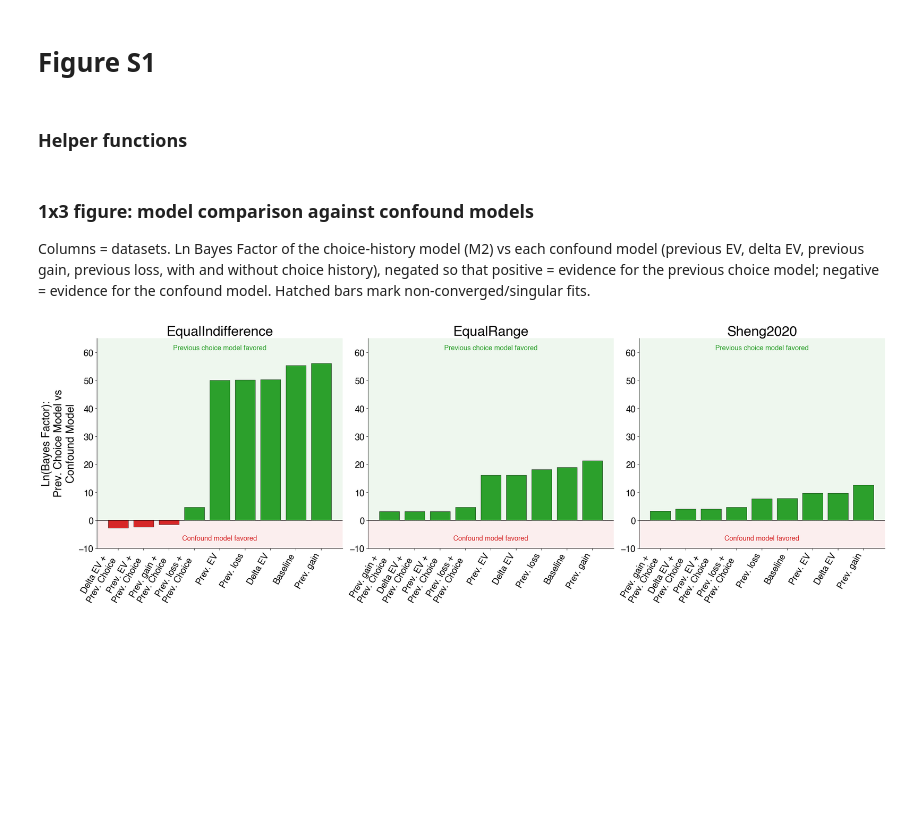
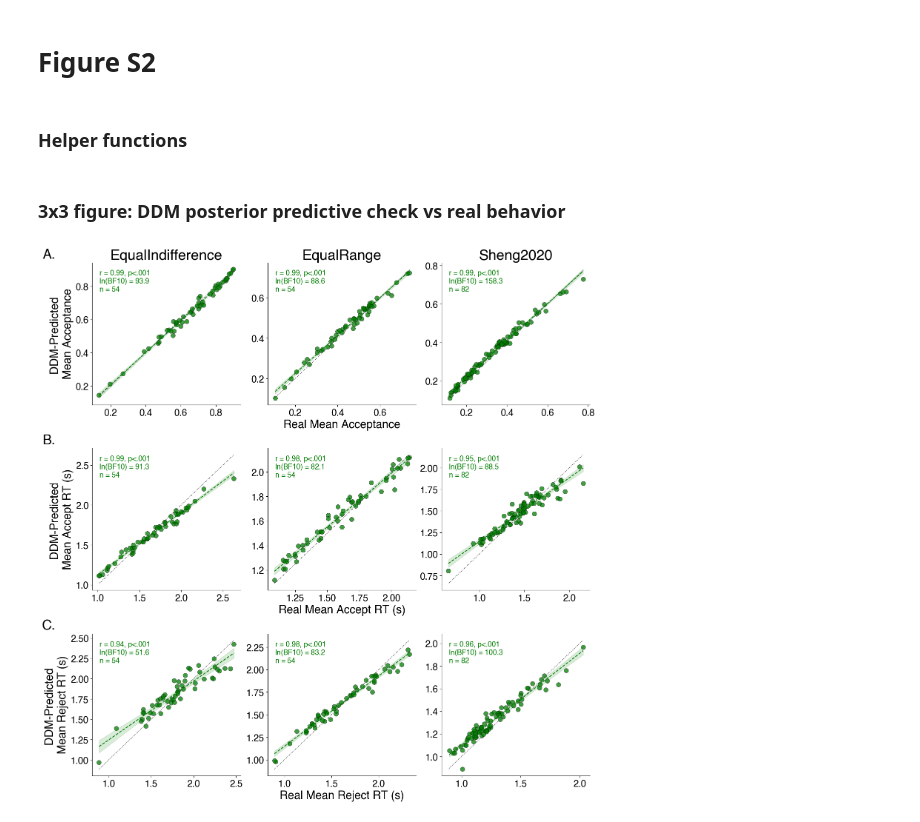
Before and after one commit to GusStgoReyes/riskhistory, a Jupyter notebook: figures_official/figureS1.ipynb, the cells around one changed output. Saved outputs shown, nothing was run; the diff lists cells and outputs as text; code cells hidden in the pictures; blank space fills up the shorter version.

```diff
--- a/figures_official/figureS1.ipynb
+++ b/figures_official/figureS1.ipynb
@@ -1,16 +1,20 @@
 # %% [markdown]
-# Figure S1
+# Figure S2
 # %%
 from riskhistory.format import rcParams
 from riskhistory.data import (
-    load_model_comparison,
-    load_convergence,
+    load_ddm_simulated,
+    load_behavioral_data,
     DATASET_LABELS,
 )
 import numpy as np
+import pandas as pd
 import matplotlib.pyplot as plt
+import pingouin as pg
+import statsmodels.api as sm
 
 DATASETS = ["equalIndifference", "equalRange", "sheng2020"]
+SIM_MODEL = "HDDM_Base"
 # %% [markdown]
 ### Helper functions
 # %%
@@ -84,43 +135,41 @@ def plot_confound_comparison(ax, model_comparison, convergence, dataset, models,
 # %% [markdown]
-### 1x3 figure: model comparison against confound models
-Columns = datasets. Ln Bayes Factor of the choice-history model (M2) vs each confound model (previous EV, delta EV, previous gain, previous loss, with and without choice history), negated so that positive = evidence for the previous choice model; negative = evidence for the confound model. Hatched bars mark non-converged/singular fits.
+### 3x3 figure: DDM posterior predictive check vs real behavior
 # %%
-MODEL_LABELS = {
-    "M1_part1":  "Baseline",
-    "M3_part1":  "Prev. EV",
-    "M4_part1":  "Delta EV",
-    "M5_part1":  "Prev. gain",
-    "M6_part1":  "Prev. loss",
-    "M7_part1":  "Prev. EV + \nPrev. Choice",
-    "M8_part1":  "Delta EV + \nPrev. Choice",
-    "M9_part1":  "Prev. gain + \nPrev. Choice",
-    "M10_part1": "Prev. loss + \nPrev. Choice",
-}
+# (real_agg_col, sim_agg_col, accept_filter, row_label)
+ROW_SPECS = [
+    ("accept", "mean_accept", None, "Mean Acceptance"),
+    ("rt",     "mean_rt",     1,    "Mean Accept RT (s)"),
+    ("rt",     "mean_rt",     0,    "Mean Reject RT (s)"),
+]
 
-BF_THRESHOLD = 0
-CHOICE_COLOR = "#2CA02C"
-NEUTRAL_BAR_COLOR = "#EDADAD"
-CONFOUND_COLOR = "#D62728"
-# Hand-coded (not auto-scaled) so all 3 panels share the same y-axis. Values
-# are negated -BF_vs_reference, so the most extreme bar across datasets is
-# now ~+56 (equalIndifference, previous choice model strongly favored);
-# -10/65 leaves headroom for that plus the "favored" labels top and bottom.
-BF_YLIM = (-10, 65)
+behavioral_data = load_behavioral_data()
+sim_data = add_ddm_sim_choice_history(load_ddm_simulated(SIM_MODEL))
 
-model_comparison = load_model_comparison("behavior")
-convergence = load_convergence()
-models = list(MODEL_LABELS.keys())
+fig, axes = plt.subplots(nrows=3, ncols=3, figsize=(15, 15), layout="constrained")
 
-fig, axes = plt.subplots(nrows=1, ncols=3, figsize=(24, 8), layout="constrained")
+for row, (real_agg_col, sim_agg_col, accept_filter, label) in enumerate(ROW_SPECS):
+    for col, ds in enumerate(DATASETS):
+        ax = axes[row, col]
+        x, y = merge_subject_means(behavioral_data, sim_data, ds, real_agg_col, sim_agg_col, accept_filter)
+        plot_spearman_corr(ax, x, y)
 
-for col, ds in enumerate(DATASETS):
-    ax = axes[col]
-    plot_confound_comparison(ax, model_comparison, convergence, ds, models, MODEL_LABELS,
-                             BF_THRESHOLD, CHOICE_COLOR, NEUTRAL_BAR_COLOR, CONFOUND_COLOR,
-                             BF_YLIM, show_ylabel=(col == 0))
-    ax.set_title(DATASET_LABELS.get(ds, ds))
+        ax.spines["top"].set_visible(False)
+        ax.spines["right"].set_visible(False)
+        if row == 0:
+            ax.set_title(DATASET_LABELS.get(ds, ds))
+        if col == 0:
+            ax.set_ylabel(f"DDM-Predicted \n{label}")
+        if col == 1:
+            ax.set_xlabel(f"Real {label}")
 
-fig.savefig("saved/figureS1.svg", dpi=300, bbox_inches="tight")
+# Row labels, placed just outside the top-left corner of each row's leftmost
+# panel (same convention as figure1.ipynb's "A."/"B."/"C.")
+row_labels = ["A.", "B.", "C."]
+for row, row_label in enumerate(row_labels):
+    axes[row, 0].text(-0.25, 1.1, row_label, transform=axes[row, 0].transAxes,
+                      fontsize=26, fontweight="bold", va="top", ha="right")
+
+fig.savefig("saved/figureS2.svg", dpi=300, bbox_inches="tight")
 plt.show()
 # %% [output]
-[figure, old version]
+[figure, new version]
```
Also changed, not shown: parts of 1 cell of this notebook, 59 other files.
